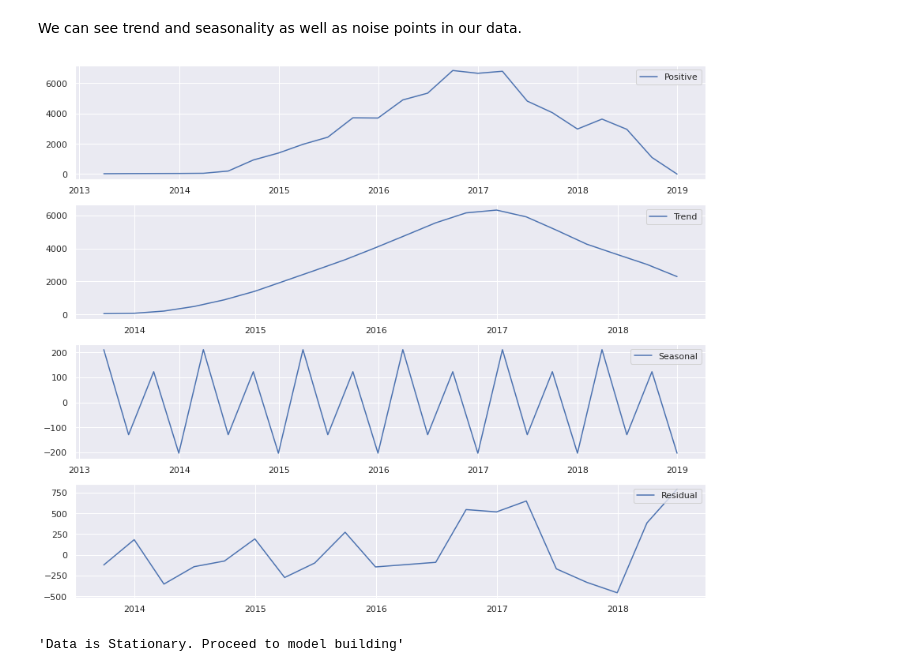
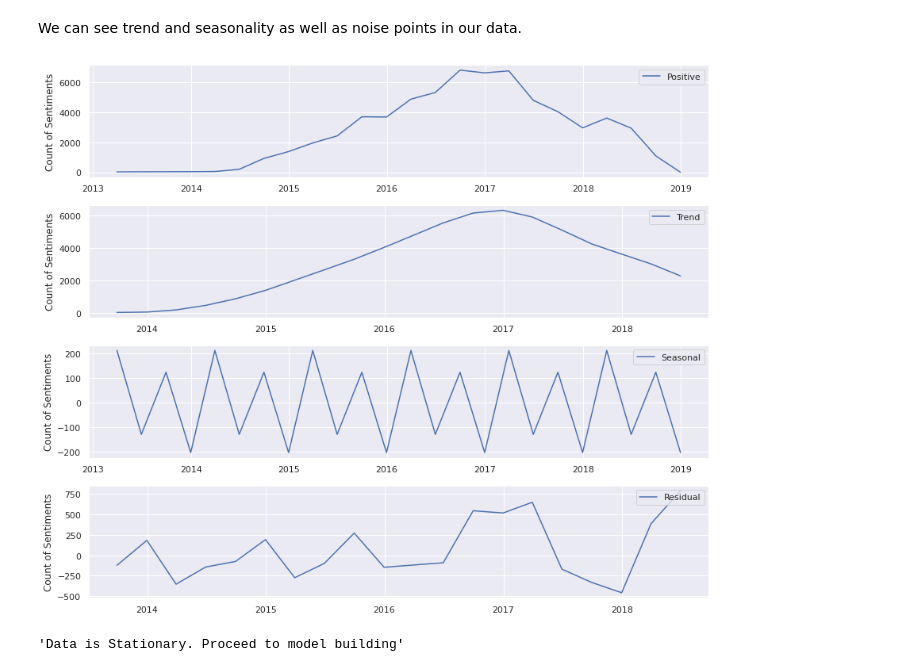
Before and after one commit to subhranilmondal/subhranilmondal, a Jupyter notebook: Capstone Project- Amazon customer review analysis/Project_Time_Series.ipynb, the cells around one changed output. Drawn from its saved outputs; the diff is of its cells as text; code cells hidden in the pictures.

```diff
--- a/Capstone Project- Amazon customer review analysis/Project_Time_Series.ipynb
+++ b/Capstone Project- Amazon customer review analysis/Project_Time_Series.ipynb
@@ -112,25 +114,29 @@ d_residual_p=decomposition.resid
 # %%
 #plotting the graphs
 fig,ax=plt.subplots(4,1,figsize=(12,10))
 
 #Original Data Graph:
 ax[0].plot(Positive,label='Positive')
+ax[0].set_ylabel('Count of Sentiments')
 ax[0].legend(loc='best')
 
 #Trend
 ax[1].plot(d_trend_p,label='Trend')
+ax[1].set_ylabel('Count of Sentiments')
 ax[1].legend(loc='best')
 
 #Seasonality
 ax[2].plot(d_seasonal_p,label='Seasonal')
+ax[2].set_ylabel('Count of Sentiments')
 ax[2].legend(loc='upper right')
 
 #Residual/Irregular
 ax[3].plot(d_residual_p,label='Residual')
+ax[3].set_ylabel('Count of Sentiments')
 ax[3].legend(loc='upper right')
 
 plt.tight_layout()
 # %% [output]
-[figure, old version]
+[figure, new version]
 # %%
 # dickey-fuller test for stationarity
```
Also changed, not shown: parts of 13 cells of this notebook, 1 other file.
